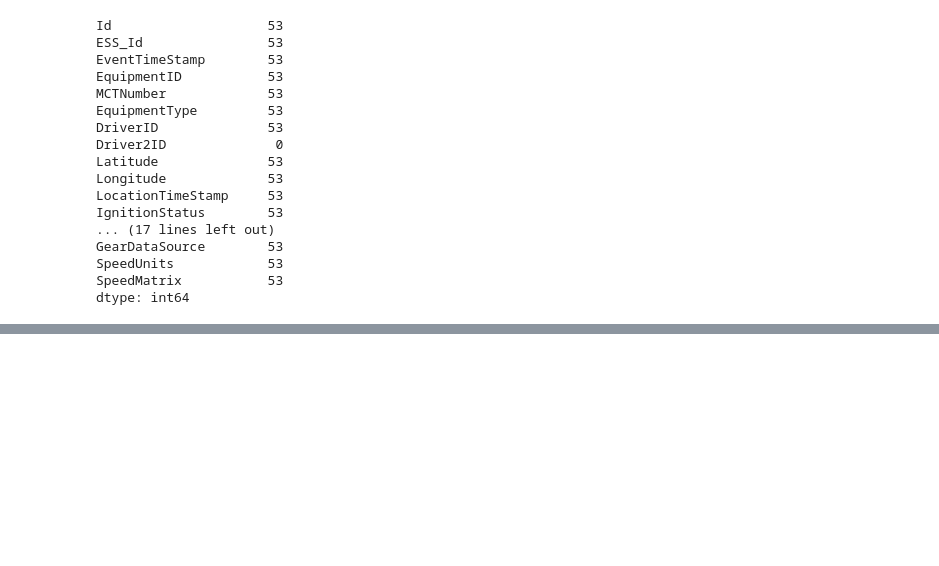
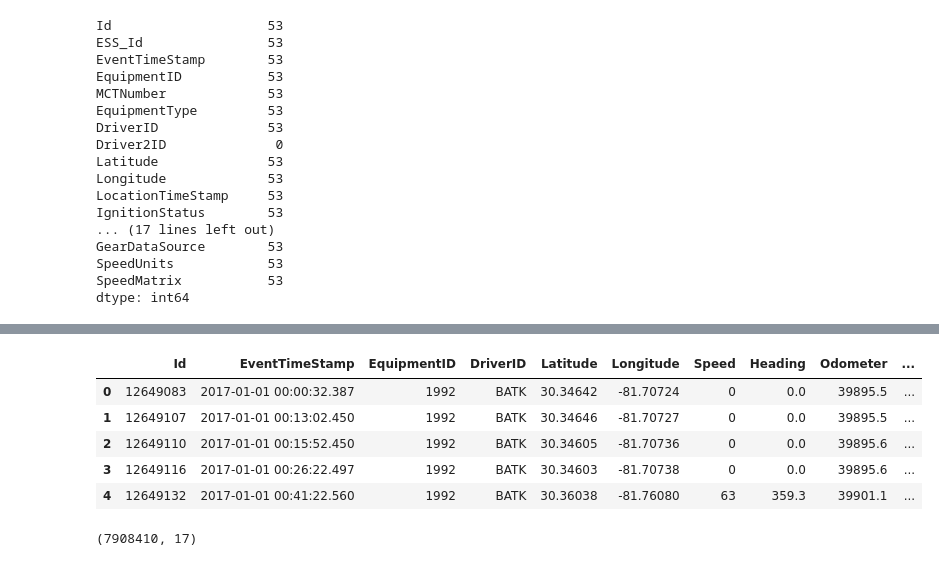
Before and after one commit to DEREJEGETU/big-g-express, a Jupyter notebook: sm_bigG1.ipynb, the cells around one changed output, grey strips where cells are left out. Cells and saved outputs as stored; diff of their text form; code cells hidden in the pictures; blank space fills up the shorter version.

```diff
--- a/sm_bigG1.ipynb
+++ b/sm_bigG1.ipynb
@@ -617,0 +635,3 @@ dtype: int64
+# %%
+df_optmization = df_fuelop[['TRUCK', 'TANKCAP']]
+df_optmization.shape ##(836, 2)
@@ -617,0 +798,18 @@ dtype: int64
+# %%
+df_event_level_optimization = pd.merge(df_event_level, df_optmization, how='inner', left_on='EquipmentID', right_on = 'TRUCK')
+df_event_level_optimization.head()
+# %% [output]
+|  | Id | EventTimeStamp | EquipmentID | DriverID | Latitude | Longitude | Speed | Heading | Odometer | ... |
+| 0 | 12649083 | 2017-01-01 00:00:32.387 | 1992 | BATK | 30.34642 | -81.70724 | 0 | 0.0 | 39895.5 | ... |
+| 1 | 12649107 | 2017-01-01 00:13:02.450 | 1992 | BATK | 30.34646 | -81.70727 | 0 | 0.0 | 39895.5 | ... |
+| 2 | 12649110 | 2017-01-01 00:15:52.450 | 1992 | BATK | 30.34605 | -81.70736 | 0 | 0.0 | 39895.6 | ... |
+| 3 | 12649116 | 2017-01-01 00:26:22.497 | 1992 | BATK | 30.34603 | -81.70738 | 0 | 0.0 | 39895.6 | ... |
+| 4 | 12649132 | 2017-01-01 00:41:22.560 | 1992 | BATK | 30.36038 | -81.76080 | 63 | 359.3 | 39901.1 | ... |
+# %%
+df_events.shape ##(8495130, 11)
+df_levels.shape ##(7908828, 4)
+df_optmization.shape ##(836, 2)
+df_event_level.shape ##(7908410, 15)
+df_event_level_optimization.shape ##(7908410, 17)
+# %% [output]
+(7908410, 17)
```
Also changed, not shown: parts of 26 cells of this notebook.
